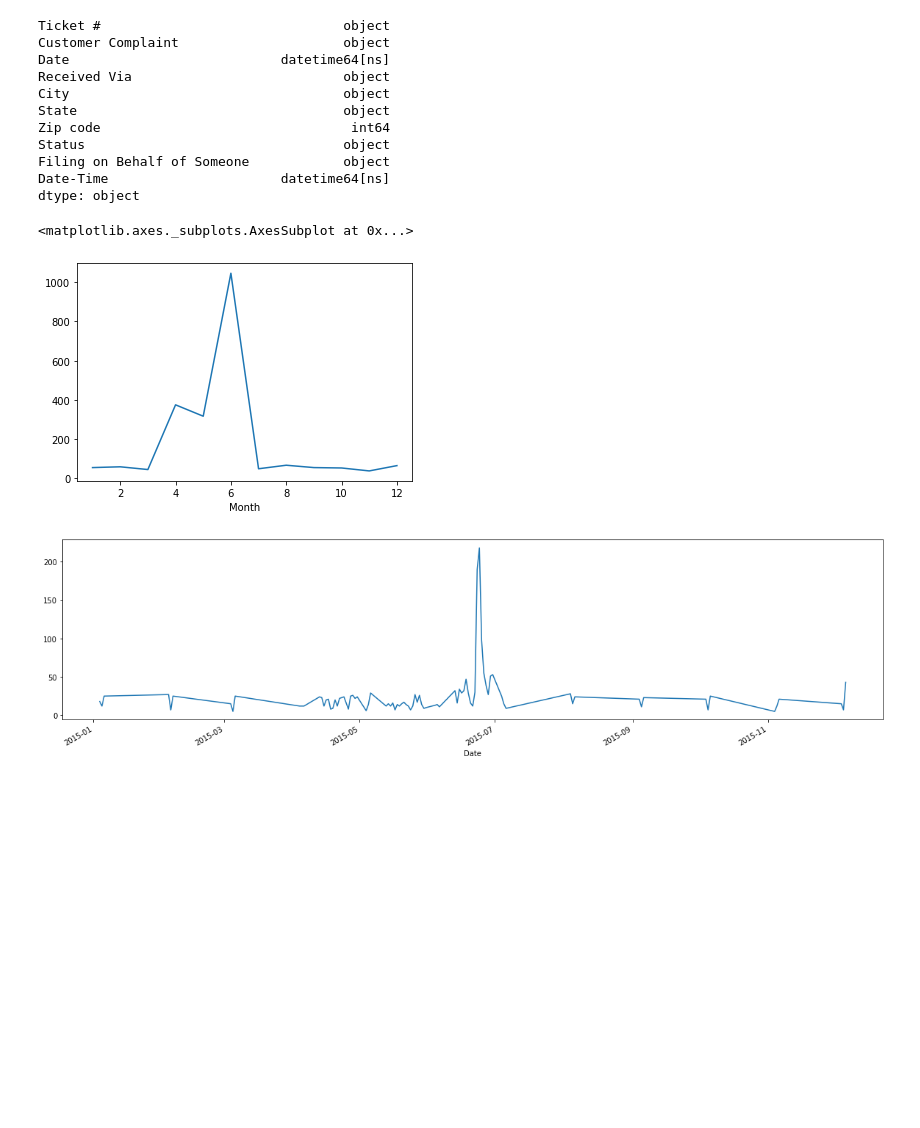
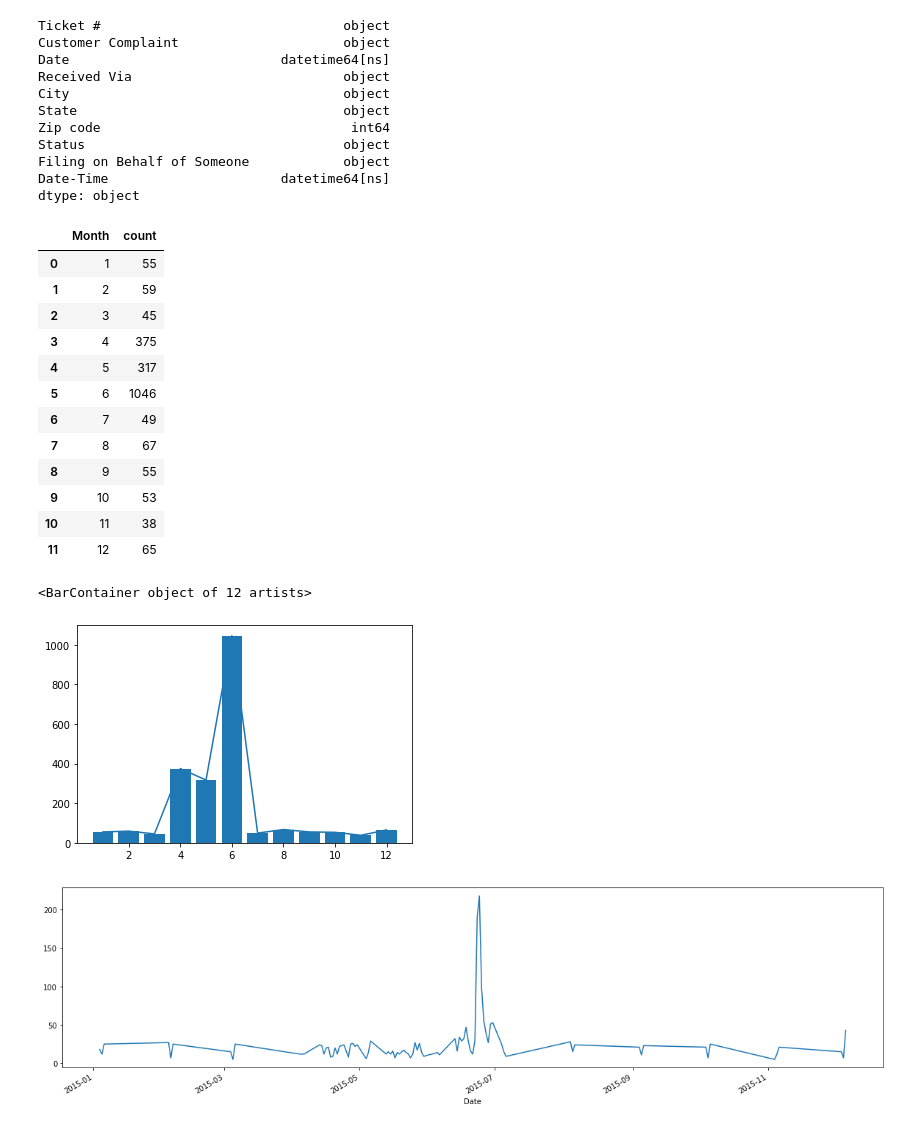
Before and after one commit to Adityav93/ComcastDataAnalysis-Python, a Jupyter notebook: ComCast.ipynb, the cells around one changed output. Cells and saved outputs as stored; diff of their text form; code cells hidden in the pictures; blank space fills up the shorter version.

```diff
--- a/ComCast.ipynb
+++ b/ComCast.ipynb
@@ -81,10 +81,28 @@ dtype: object
 # %%
 #Find the number of complaints raised in each month
 data['Month'] = pd.DatetimeIndex(data['Date-Time']).month
-data.groupby("Month").count()['Ticket #'].plot(kind="line")
+data1 = pd.DataFrame({'count' : data.groupby("Month").size()}).reset_index()
+data1
 # %% [output]
-<matplotlib.axes._subplots.AxesSubplot at 0x...>
-[figure, removed]
+|  | Month | count |
+| 0 | 1 | 55 |
+| 1 | 2 | 59 |
+| 2 | 3 | 45 |
+| 3 | 4 | 375 |
+| 4 | 5 | 317 |
+| 5 | 6 | 1046 |
+| 6 | 7 | 49 |
+| 7 | 8 | 67 |
+| 8 | 9 | 55 |
+| 9 | 10 | 53 |
+| 10 | 11 | 38 |
+| 11 | 12 | 65 |
+# %%
+plt.plot(data1['Month'],data1['count'])
+plt.bar(data1['Month'],data1['count'])
+# %% [output]
+<BarContainer object of 12 artists>
+[figure, added]
 # %%
 #Find Number Of complaints raised on each day
 plt.figure(figsize=[20,5])
```
Also changed, not shown: parts of 7 cells of this notebook.
